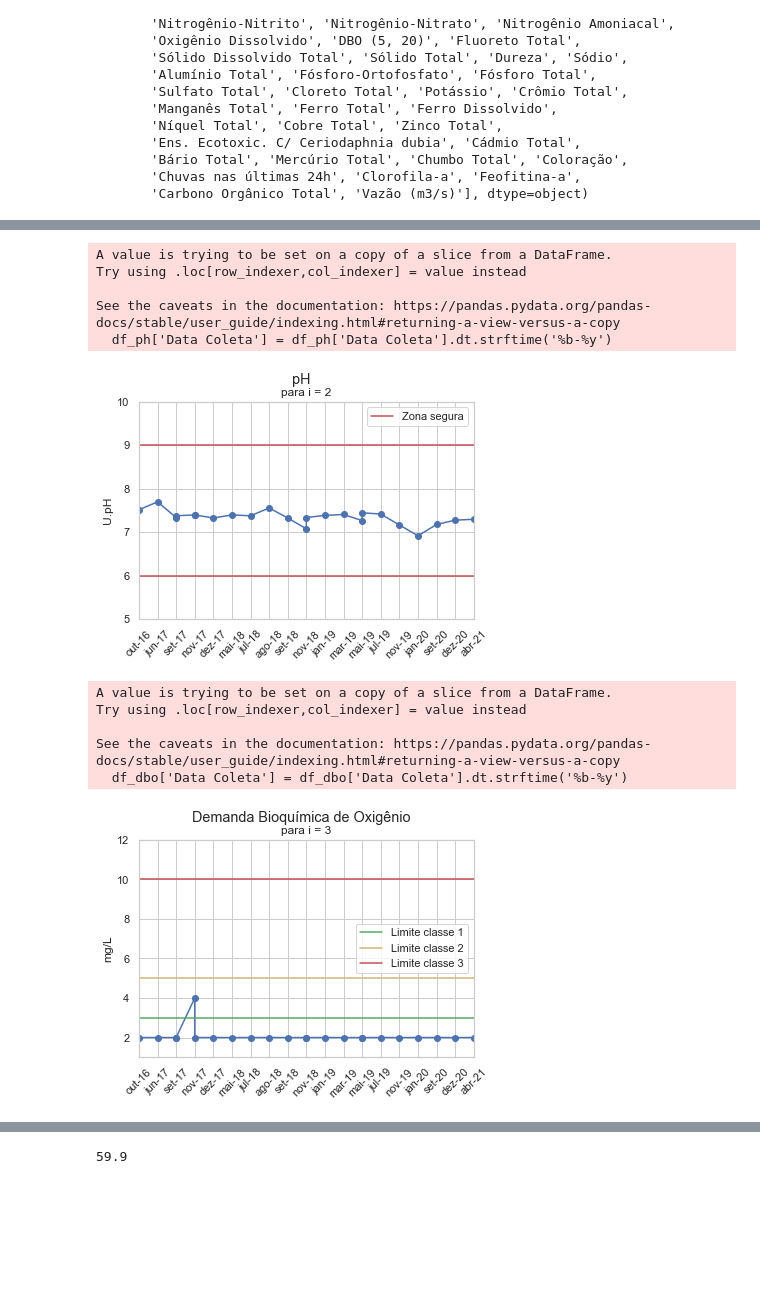
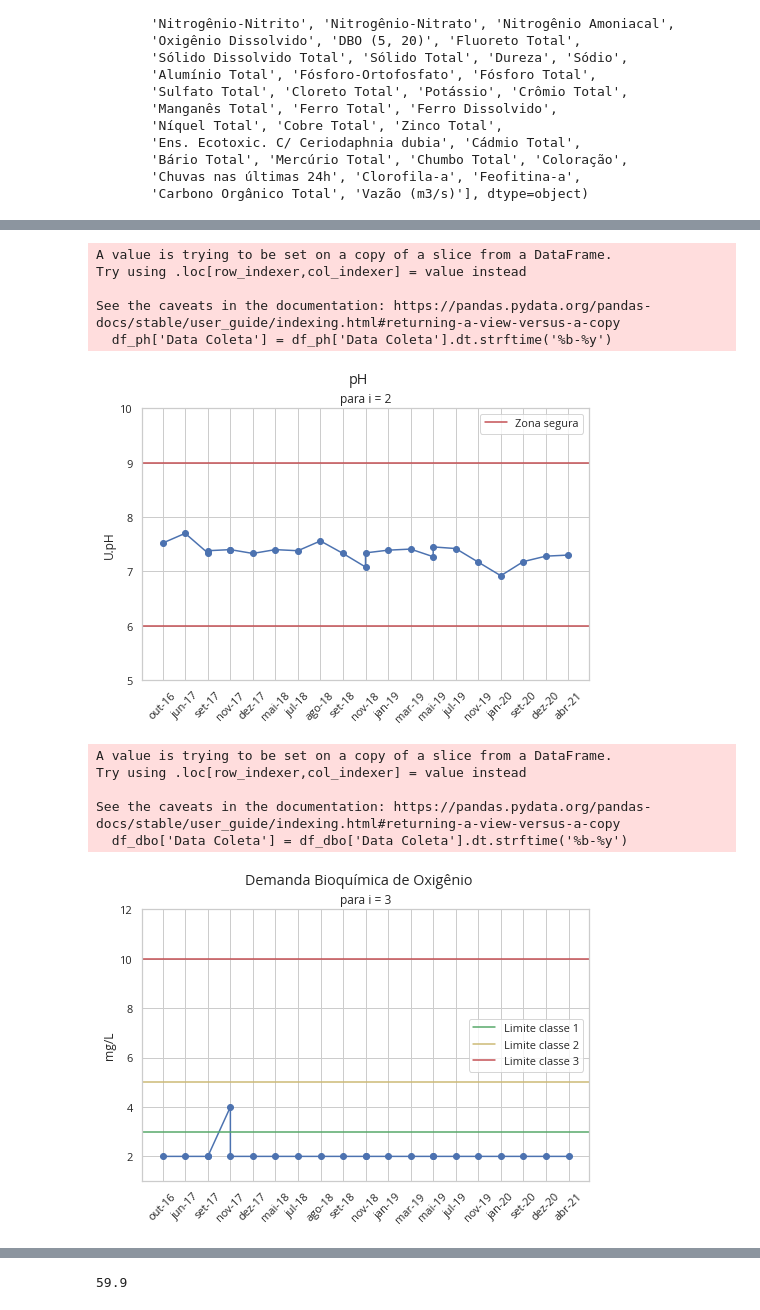
Before and after one commit to gtkacz/p3-qta, a Jupyter notebook: calculos.ipynb, the cells around one changed output, grey strips where cells are left out. Saved outputs shown, nothing was run; the diff lists cells and outputs as text; code cells hidden in the pictures; blank space fills up the shorter version.

```diff
--- a/calculos.ipynb
+++ b/calculos.ipynb
@@ -10,6 +10,14 @@ sns.set_style('whitegrid')
 
 df1 = pd.read_excel('RelatorioQualidadeAguasSuperficiais.xlsx')
 df2 = pd.read_excel('RelatorioQualidadeAguasSuperficiais2.xlsx')
+
+plt.rcParams['figure.figsize'] = (8,5)
+plt.rcParams['font.family'] = 'Open Sans'
+#plt.rc('font', size=14)
+#plt.rc('axes', labelsize=20)
+#plt.rc('xtick', labelsize=15)
+#plt.rc('ytick', labelsize=15)
+#plt.rc('legend', fontsize=15)
 # %%
 df1['Data Coleta']= pd.to_datetime(df1['Data Coleta'], infer_datetime_format = True)
 df1_sorted = df1.sort_values('Data Coleta')
@@ -234,21 +249,26 @@ x = df_ph['Data Coleta'].tolist()
 y = df_ph['Valor'].tolist()
 y = [round(float(i.replace(',', '.')), 2) for i in y]
 
-safe1 = [6]*len(y)
-safe2 = [9]*len(y)
+#safe1 = [6]*len(y)
+#safe2 = [9]*len(y)
+safe1 = 6
+safe2 = 9
 
 plt.plot(x, y)
 plt.scatter(x, y)
 plt.ylabel(unidade)
-plt.plot(x, safe1, c='r', label='Zona segura')
+#plt.plot(x, safe1, c='r', label='Zona segura')
+plt.axhline(y=safe1, color='r', linestyle='-', label='Zona segura')
+plt.axhline(y=safe2, color='r', linestyle='-')
 #plt.annotate('Zona segura', ((mdates.date2num(x[-15]), safe2[0]+0.25)))
-plt.plot(x, safe2, c='r')
+#plt.plot(x, safe2, c='r')
 #plt.annotate('Zona segura', ((mdates.date2num(x[-15]), safe1[0]-0.4)))
 plt.suptitle('pH')
 plt.title('para i = 2')
 plt.xticks(rotation=45)
 plt.ylim([5, 10])
-plt.autoscale(enable=True, axis='x', tight=True)
+#plt.autoscale(enable=True, axis='x', tight=True)
+plt.autoscale(enable=True, axis='x', tight=False)
 plt.legend()
 plt.savefig('ph.png')
 plt.show()
@@ -258,39 +278,46 @@ Try using .loc[row_indexer,col_indexer] = value instead
 
 See the caveats in the documentation: https://pandas.pydata.org/pandas-docs/stable/user_guide/indexing.html#returning-a-view-versus-a-copy
   df_ph['Data Coleta'] = df_ph['Data Coleta'].dt.strftime('%b-%y')
-[figure, old version]
+[figure, new version]
 # %%
 unidade = df_dbo['Unidade'].values[0]
 df_dbo['Data Coleta'] = df_dbo['Data Coleta'].dt.strftime('%b-%y')
 x = df_dbo['Data Coleta'].tolist()
 y = df_dbo['Valor'].tolist()
 y = [round(float(i.replace(',', '.')), 2) for i in y]
 
-safe1 = [3]*len(y)
-safe2 = [5]*len(y)
-safe3 = [10]*len(y)
+#safe1 = [3]*len(y)
+#safe2 = [5]*len(y)
+#safe3 = [10]*len(y)
+safe1 = 3
+safe2 = 5
+safe3 = 10
 
 plt.plot(x, y)
 plt.scatter(x, y)
 plt.ylabel(unidade)
 plt.suptitle('Demanda Bioquímica de Oxigênio')
 plt.title('para i = 3')
 plt.xticks(rotation=45)
-plt.plot(x, safe1, c='g', label='Limite classe 1')
-plt.plot(x, safe2, c='y', label='Limite classe 2')
-plt.plot(x, safe3, c='r', label='Limite classe 3')
+#plt.plot(x, safe1, c='g', label='Limite classe 1')
+#plt.plot(x, safe2, c='y', label='Limite classe 2')
+#plt.plot(x, safe3, c='r', label='Limite classe 3')
+plt.axhline(y=safe1, color='g', linestyle='-', label='Limite classe 1')
+plt.axhline(y=safe2, color='y', linestyle='-', label='Limite classe 2')
+plt.axhline(y=safe3, color='r', linestyle='-', label='Limite classe 3')
 plt.ylim([1, 12])
-plt.autoscale(enable=True, axis='x', tight=True)
+#plt.autoscale(enable=True, axis='x', tight=True)
+plt.autoscale(enable=True, axis='x', tight=False)
 plt.legend()
 plt.savefig('dbo.png')
 plt.show()
 # %% [output]
 A value is trying to be set on a copy of a slice from a DataFrame.
 Try using .loc[row_indexer,col_indexer] = value instead
 
 See the caveats in the documentation: https://pandas.pydata.org/pandas-docs/stable/user_guide/indexing.html#returning-a-view-versus-a-copy
   df_dbo['Data Coleta'] = df_dbo['Data Coleta'].dt.strftime('%b-%y')
-[figure, old version]
+[figure, new version]
 # %%
 unidade = df_no2_t['Unidade'].values[0]
 df_no2_t['Data Coleta'] = df_no2_t['Data Coleta'].dt.strftime('%b-%y')
```
Also changed, not shown: parts of 19 cells of this notebook, 10 other files.
